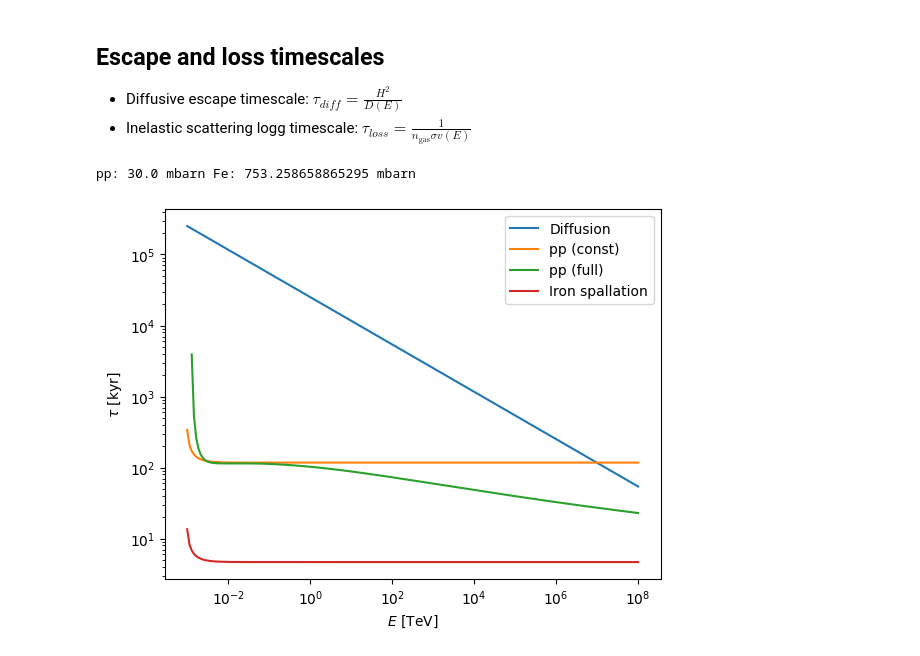
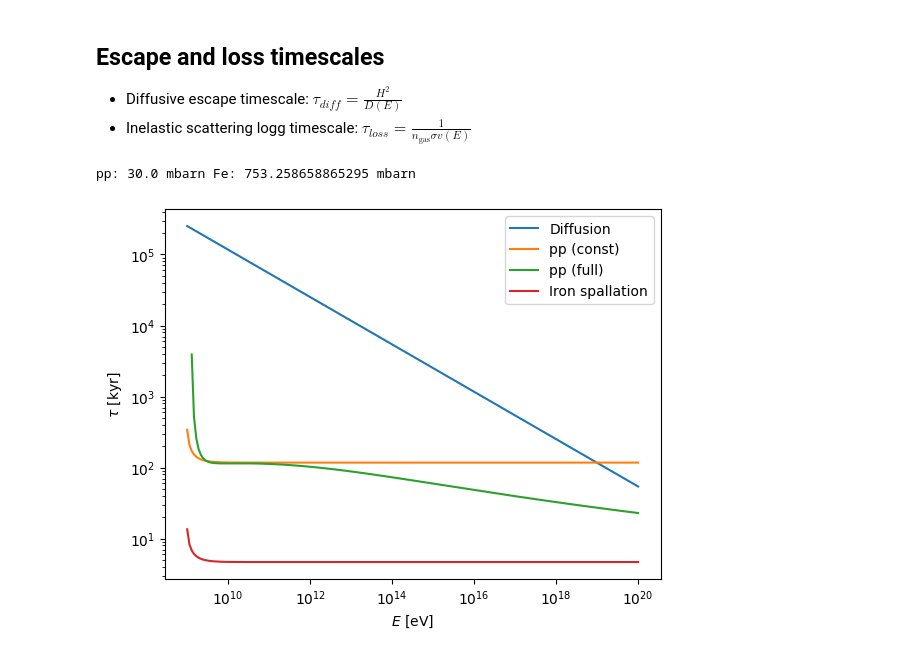
Before and after one commit to nj-vs-vh/gssi-he-th, a Jupyter notebook: 11 Cosmic Ray Dynamics in a Starburst Galaxy Nucleus.ipynb, the cells around one changed output. Cells and saved outputs as stored; diff of their text form; code cells hidden in the pictures.

```diff
--- a/11 Cosmic Ray Dynamics in a Starburst Galaxy Nucleus.ipynb
+++ b/11 Cosmic Ray Dynamics in a Starburst Galaxy Nucleus.ipynb
@@ -231,17 +231,17 @@ plt.show()
 # %%
 _, ax = plt.subplots()
 
 E_grid = np.logspace(-3, 8, 200) * u.TeV
-ax.loglog(E_grid, (H**2 / D_coeff(E_grid)).to(u.kyr), label="Diffusion")
+ax.loglog(E_grid.to(u.eV), (H**2 / D_coeff(E_grid)).to(u.kyr), label="Diffusion")
 ax.loglog(E_grid, tau_absorption(E_grid, sigma=sigma_pp_approx), label="pp (const)")
 ax.loglog(E_grid, tau_absorption(E_grid, sigma=sigma_pp_full), label="pp (full)")
 sigma_Fe = 56**0.7 * 45 * u.mbarn
 print("pp:", sigma_pp_approx(1 * u.eV).to(u.mbarn), "Fe:", sigma_Fe)
 ax.loglog(E_grid, tau_absorption(E_grid, sigma=lambda _ : sigma_Fe), label="Iron spallation")
 
 label_axes(ax, "E", "\\tau")
 ax.legend()
 plt.show()
 # %% [output]
 pp: 30.0 mbarn Fe: 753.258658865295 mbarn
-[figure, old version]
+[figure, new version]
```
Also changed, not shown: parts of 1 cell of this notebook.
